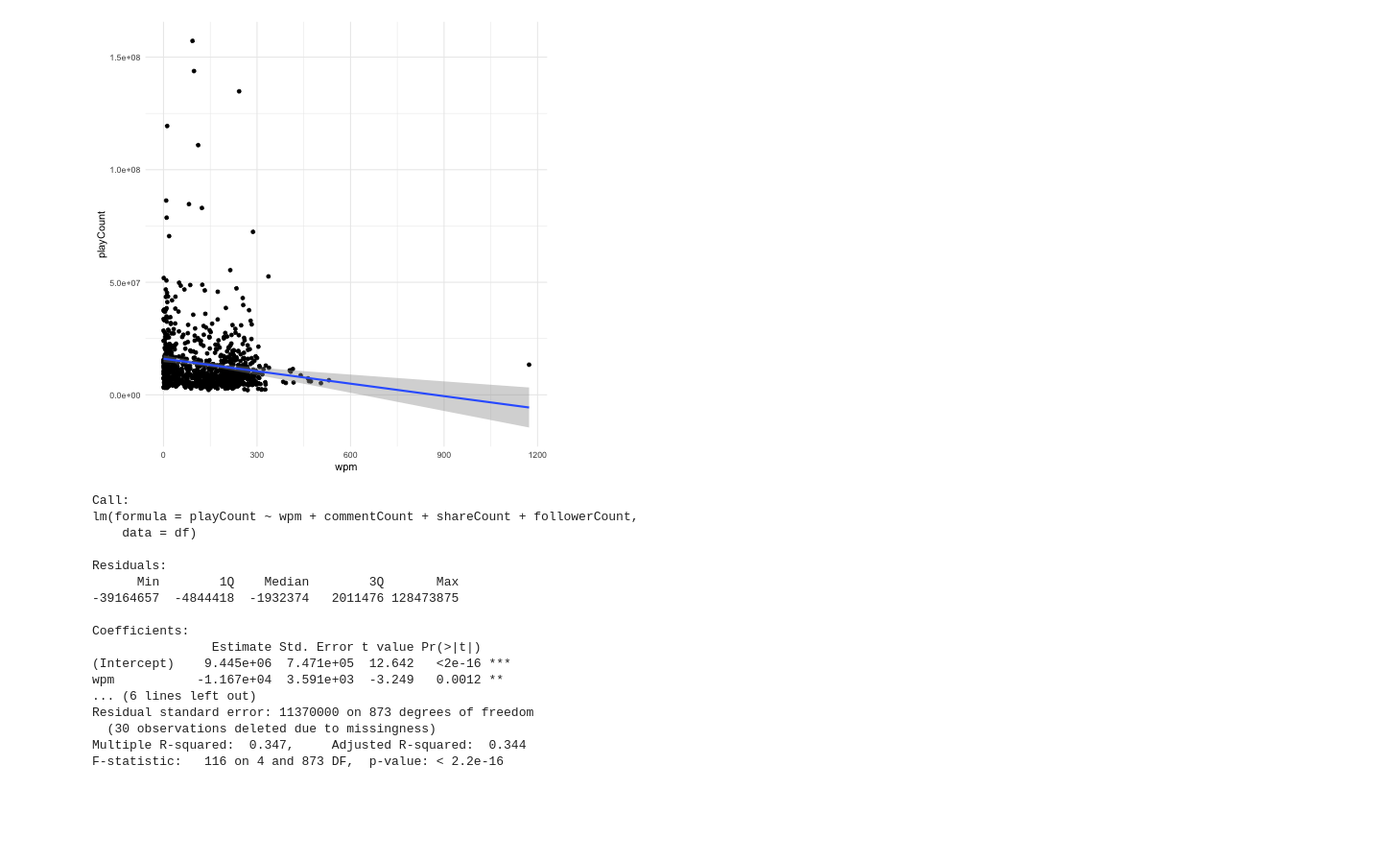
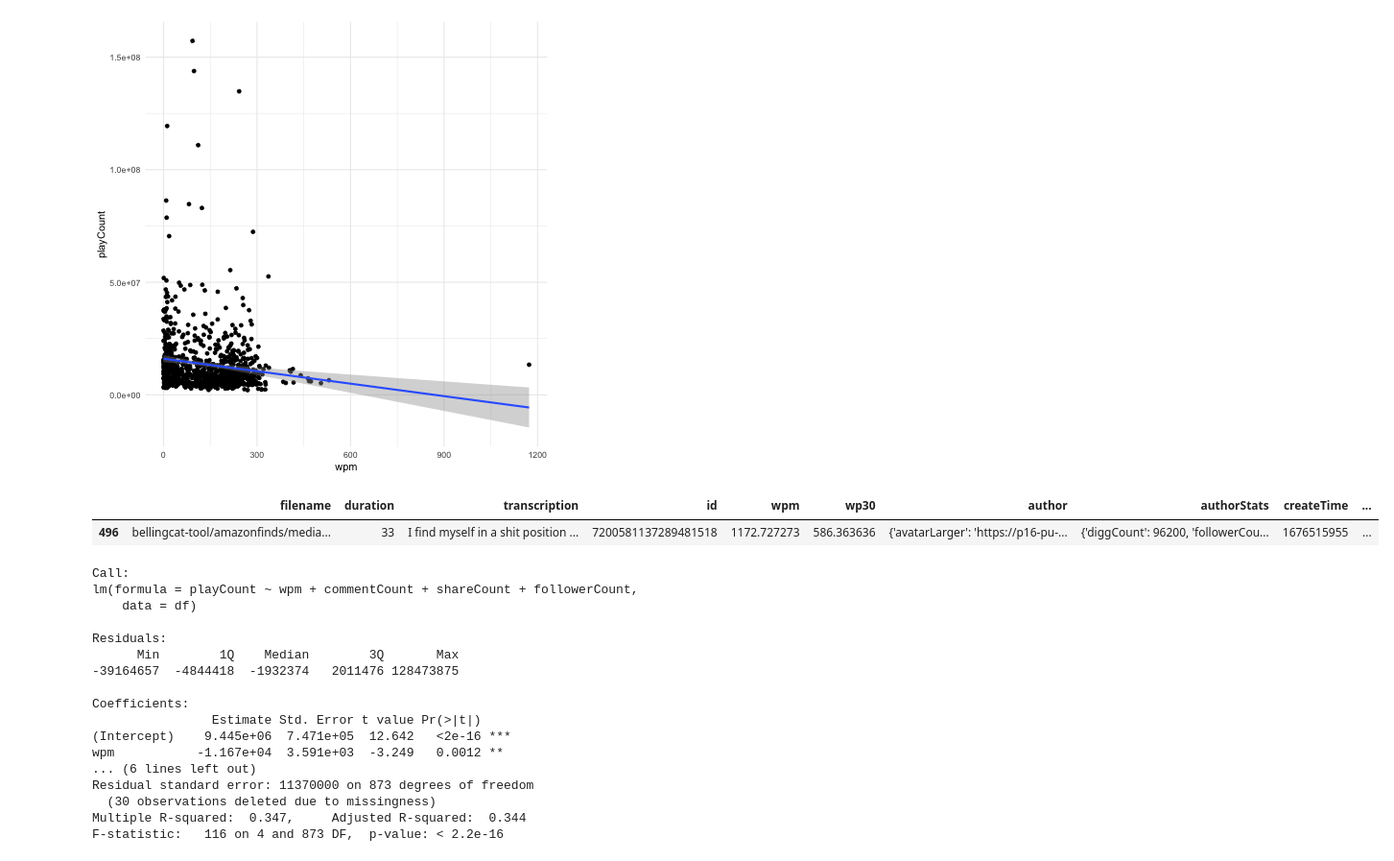
Before and after one commit to dlaiu/tiktok-accent-all-files, a Jupyter notebook: eda-2.ipynb, the cells around one changed output. Shown at 96% size. Saved outputs shown, nothing was run; the diff lists cells and outputs as text; code cells hidden in the pictures; blank space fills up the shorter version.

```diff
--- a/eda-2.ipynb
+++ b/eda-2.ipynb
@@ -99,6 +103,11 @@ In addition: Warning messages:
 2: Removed 30 rows containing missing values or values outside the scale range
 (`geom_point()`).
 [figure]
+# %%
+df[df['wpm'] > 900]
+# %% [output]
+|  | filename | duration | transcription | id | wpm | wp30 | author | authorStats | createTime | ... |
+| 496 | bellingcat-tool/amazonfinds/media... | 33 | I find myself in a shit position ... | 7200581137289481518 | 1172.727273 | 586.363636 | {'avatarLarger': 'https://p16-pu-... | {'diggCount': 96200, 'followerCou... | 1676515955 | ... |
 # %%
 %%R
 
```
Also changed, not shown: parts of 16 cells of this notebook, 10 other files.
